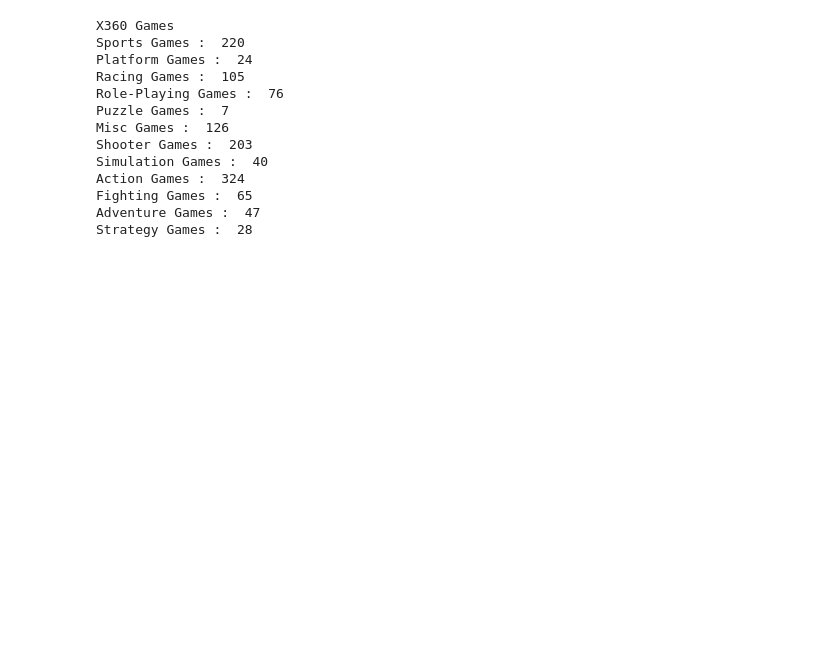
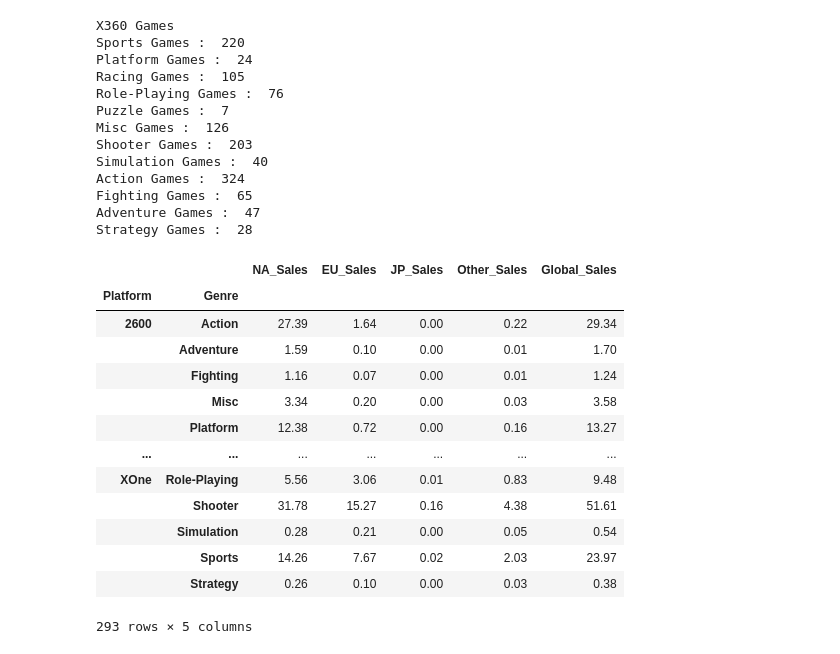
Before and after one commit to KadhReyA/gamesales, a Jupyter notebook: VGS_DM.ipynb, the cells around one changed output. Saved outputs shown, nothing was run; the diff lists cells and outputs as text; code cells hidden in the pictures; blank space fills up the shorter version.

```diff
--- a/VGS_DM.ipynb
+++ b/VGS_DM.ipynb
@@ -242,3 +242,22 @@ Action Games :  324
 Fighting Games :  65
 Adventure Games :  47
 Strategy Games :  28
+# %%
+platform_genre_sum = vgs_df.groupby(['Platform', 'Genre'])[['NA_Sales', 'EU_Sales', 'JP_Sales', 'Other_Sales', 'Global_Sales']].sum()
+# %%
+platform_genre_sum
+# %% [output]
+|  |  | NA_Sales | EU_Sales | JP_Sales | Other_Sales | Global_Sales |
+| Platform | Genre |  |  |  |  |  |
+| 2600 | Action | 27.39 | 1.64 | 0.00 | 0.22 | 29.34 |
+|  | Adventure | 1.59 | 0.10 | 0.00 | 0.01 | 1.70 |
+|  | Fighting | 1.16 | 0.07 | 0.00 | 0.01 | 1.24 |
+|  | Misc | 3.34 | 0.20 | 0.00 | 0.03 | 3.58 |
+|  | Platform | 12.38 | 0.72 | 0.00 | 0.16 | 13.27 |
+| ... | ... | ... | ... | ... | ... | ... |
+| XOne | Role-Playing | 5.56 | 3.06 | 0.01 | 0.83 | 9.48 |
+|  | Shooter | 31.78 | 15.27 | 0.16 | 4.38 | 51.61 |
+|  | Simulation | 0.28 | 0.21 | 0.00 | 0.05 | 0.54 |
+|  | Sports | 14.26 | 7.67 | 0.02 | 2.03 | 23.97 |
+|  | Strategy | 0.26 | 0.10 | 0.00 | 0.03 | 0.38 |
+293 rows × 5 columns
```
Also changed, not shown: parts of 4 cells of this notebook.
